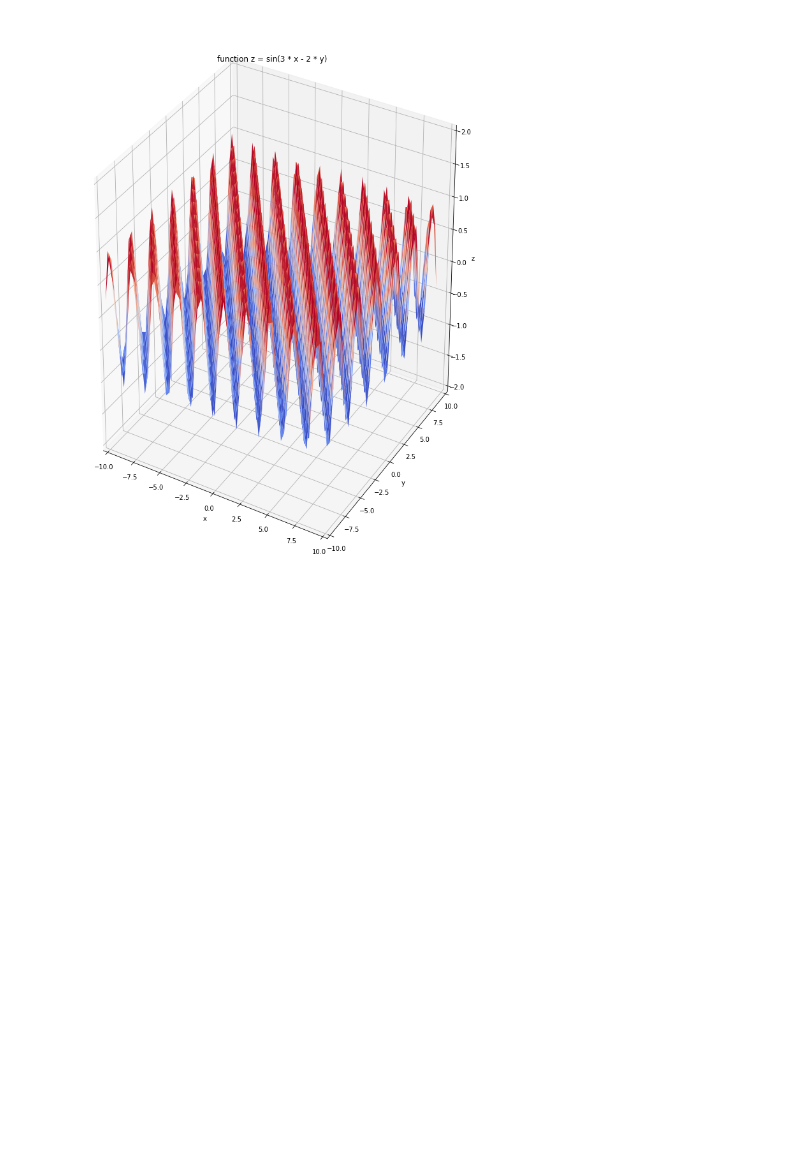
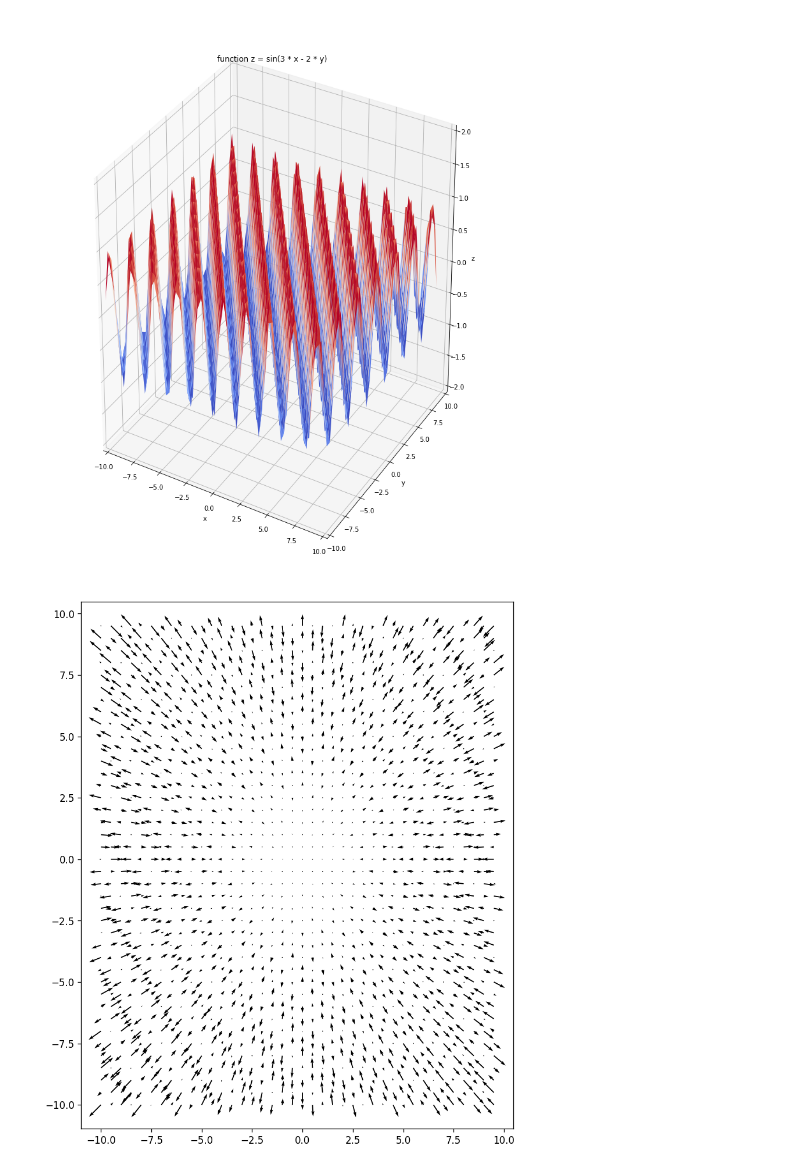
Before and after one commit to justdoit0823/notes, a Jupyter notebook: python/jupyter/plot-multivariate-funciton.ipynb, the cells around one changed output. Drawn from its saved outputs; the diff is of its cells as text; code cells hidden in the pictures; blank space fills up the shorter version.

```diff
--- a/python/jupyter/plot-multivariate-funciton.ipynb
+++ b/python/jupyter/plot-multivariate-funciton.ipynb
@@ -76,23 +98,30 @@ fig.show()
 # %%
 fig = plt.figure(figsize=(10, 12))
 ax3 = Axes3D(fig)
 
 X = np.arange(-10, 10, 0.5)
 Y = np.arange(-10, 10, 0.5)
 X, Y = np.meshgrid(X, Y)
 Z = np.sin(3 * X + 2 * Y)
+DX = 3 * np.cos(3 * X + 2 * Y) * X
+DY = 3 * np.cos(3 * X + 2 * Y) * Y
 
 ax3.set_xlabel("x")
 ax3.set_ylabel("y")
 ax3.set_zlabel("z")
 
 ax3.set_xlim(-10, 10)
 ax3.set_ylim(-10, 10)
 ax3.set_zlim(-2, 2)
 
 surf = ax3.plot_surface(X, Y, Z, cmap=cm.coolwarm)
+plt.title("function z = sin(3 * x - 2 * y)")
+plt.show()
 
-plt.title("function z = sin(3 * x - 2 * y)")
-fig.show()
+fig1 = plt.figure(figsize=(8, 10), dpi=120)
+q_ax3 = fig1.add_subplot(111)
+q_ax3.quiver(X, Y, DX, DY, units='width')
+plt.show()
 # %% [output]
 [figure]
+[figure, added]
```
Also changed, not shown: parts of 3 cells of this notebook, 1 other file.
